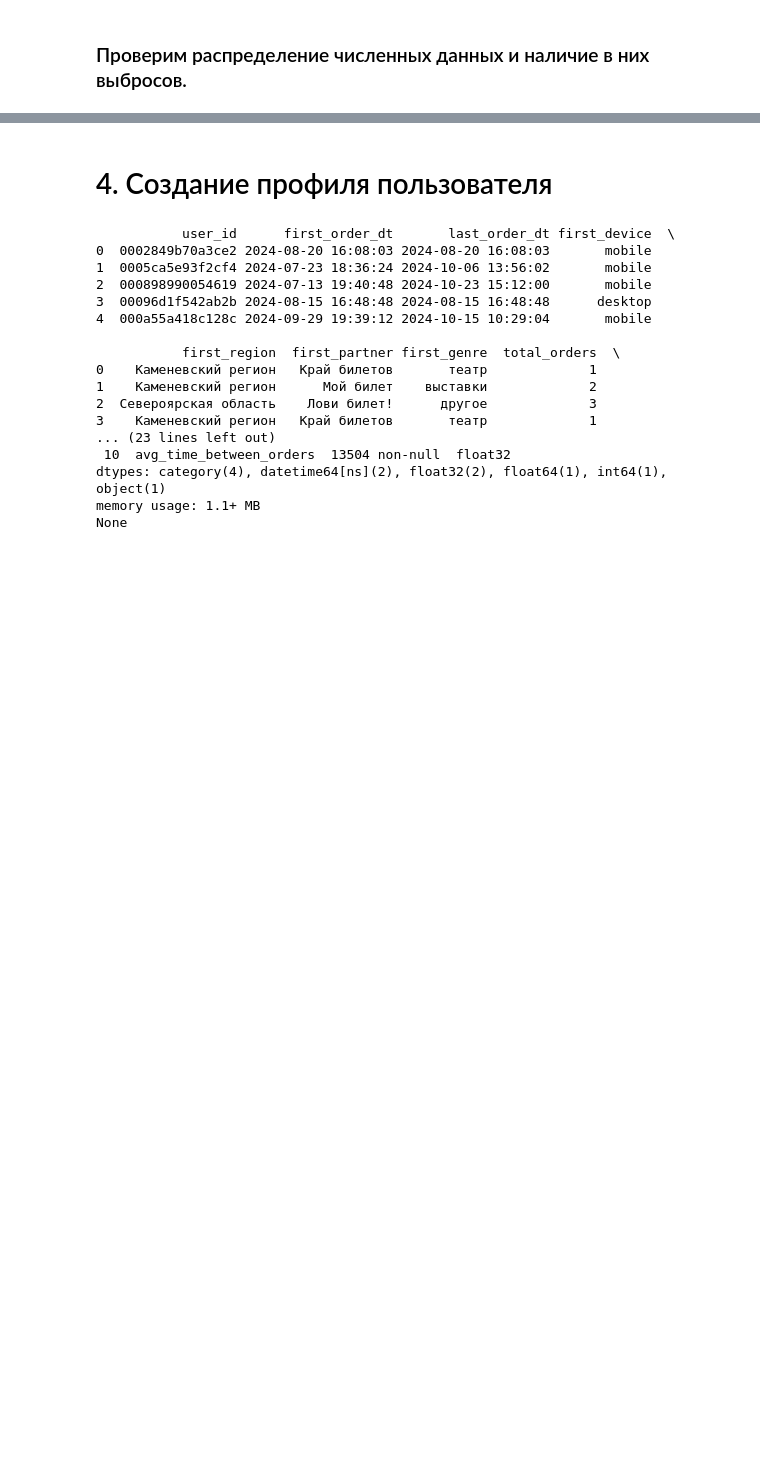
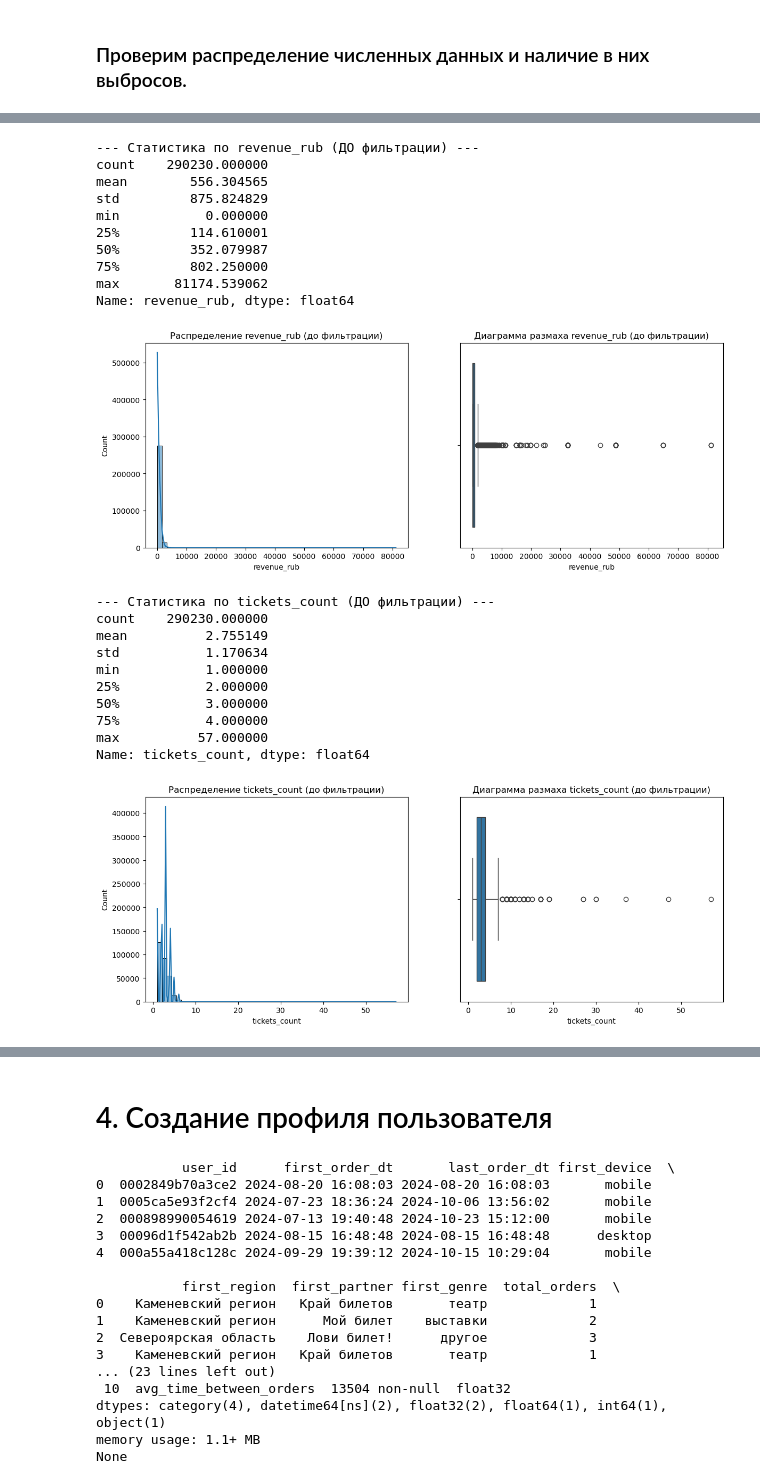
Before and after one commit to artemvasin86-netizen/yandex_afisha_analysis, a Jupyter notebook: DataAnalysis.ipynb, the cells around one changed output, grey strips where cells are left out. Cells and saved outputs as stored; diff of their text form; code cells hidden in the pictures; blank space fills up the shorter version.

```diff
--- a/DataAnalysis.ipynb
+++ b/DataAnalysis.ipynb
@@ -476,0 +612,17 @@ memory usage: 14.4+ MB
+# %%
+# Колонки, которые точно должны быть целыми (ID, количество)
+int_cols = ['order_id', 'tickets_count', 'event_id']
+
+# Колонки, которые могут содержать дробные части или NaN
+float_cols = ['revenue', 'days_since_prev', 'revenue_rub']
+
+# Оптимизируем целые числа
+for col in int_cols:
+    df_processed[col] = pd.to_numeric(df_processed[col], downcast='integer')
+
+# Оптимизируем дробные числа
+for col in float_cols:
+    df_processed[col] = df_processed[col].astype('float32')
+
+# Проверяем результат
+df_processed.info()
@@ -688,0 +864,44 @@ Name: revenue_rub, dtype: float64
+# %%
+# Проанализируем исходные данные столбцам revenue_rub и tickets_count
+cols_to_analyze = ['revenue_rub', 'tickets_count']
+
+for col in cols_to_analyze:
+    print(f"\n--- Статистика по {col} (ДО фильтрации) ---")
+    print(df_processed[col].describe())
+
+    plt.figure(figsize=(14, 5))
+
+    # Гистограмма
+    plt.subplot(1, 2, 1)
+    sns.histplot(df_processed[col], bins=50, kde=True)
+    plt.title(f'Распределение {col} (до фильтрации)')
+
+    # Boxplot
+    plt.subplot(1, 2, 2)
+    sns.boxplot(x=df_processed[col])
+    plt.title(f'Диаграмма размаха {col} (до фильтрации)')
+
+    plt.show()
+# %% [output]
+--- Статистика по revenue_rub (ДО фильтрации) ---
+count    290230.000000
+mean        556.304565
+std         875.824829
+min           0.000000
+25%         114.610001
+50%         352.079987
+75%         802.250000
+max       81174.539062
+Name: revenue_rub, dtype: float64
+[figure, added]
+--- Статистика по tickets_count (ДО фильтрации) ---
+count    290230.000000
+mean          2.755149
+std           1.170634
+min           1.000000
+25%           2.000000
+50%           3.000000
+75%           4.000000
+max          57.000000
+Name: tickets_count, dtype: float64
+[figure, added]
```
Also changed, not shown: parts of 127 cells of this notebook.
